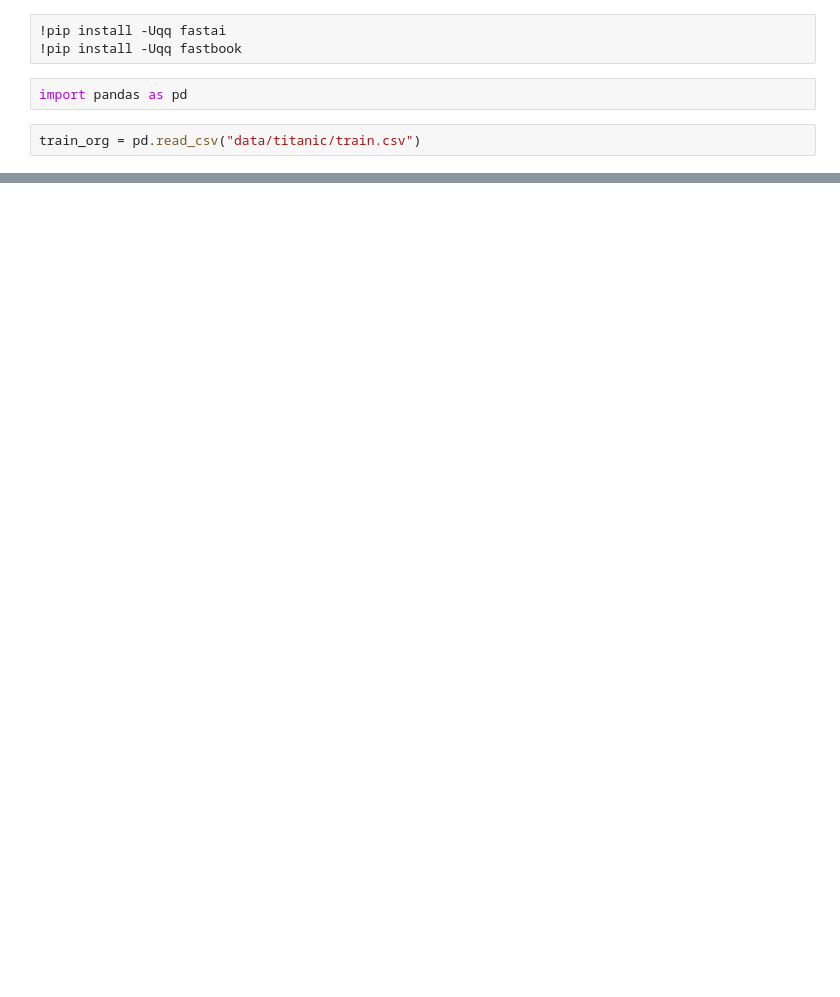
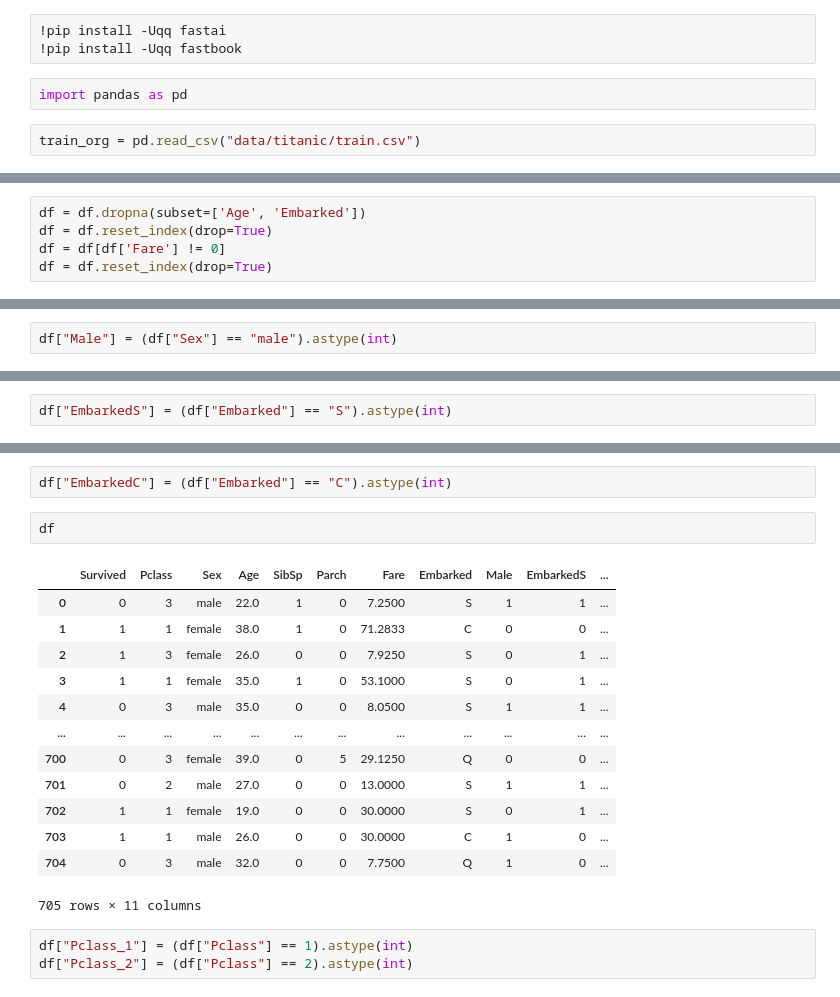
Before and after one commit to atozncoder/ai, a Jupyter notebook: Lesson3Tiitanik.ipynb, the cells around one changed output, grey strips where cells are left out. Drawn from its saved outputs; the diff is of its cells as text; blank space fills up the shorter version.

```diff
--- a/Lesson3Tiitanik.ipynb
+++ b/Lesson3Tiitanik.ipynb
@@ -40,0 +27,5 @@ train_org[train_org.Age.isnull()]
+# %%
+df = df.dropna(subset=['Age', 'Embarked'])
+df = df.reset_index(drop=True)
+df = df[df['Fare'] != 0]
+df = df.reset_index(drop=True)
@@ -40,0 +48,2 @@ train_org[train_org.Age.isnull()]
+# %%
+df["Male"] = (df["Sex"] == "male").astype(int)
@@ -40,0 +66,2 @@ train_org[train_org.Age.isnull()]
+# %%
+df["EmbarkedS"] = (df["Embarked"] == "S").astype(int)
@@ -40,0 +84,21 @@ train_org[train_org.Age.isnull()]
+# %%
+df["EmbarkedC"] = (df["Embarked"] == "C").astype(int)
+# %%
+df
+# %% [output]
+|  | Survived | Pclass | Sex | Age | SibSp | Parch | Fare | Embarked | Male | EmbarkedS | ... |
+| 0 | 0 | 3 | male | 22.0 | 1 | 0 | 7.2500 | S | 1 | 1 | ... |
+| 1 | 1 | 1 | female | 38.0 | 1 | 0 | 71.2833 | C | 0 | 0 | ... |
+| 2 | 1 | 3 | female | 26.0 | 0 | 0 | 7.9250 | S | 0 | 1 | ... |
+| 3 | 1 | 1 | female | 35.0 | 1 | 0 | 53.1000 | S | 0 | 1 | ... |
+| 4 | 0 | 3 | male | 35.0 | 0 | 0 | 8.0500 | S | 1 | 1 | ... |
+| ... | ... | ... | ... | ... | ... | ... | ... | ... | ... | ... | ... |
+| 700 | 0 | 3 | female | 39.0 | 0 | 5 | 29.1250 | Q | 0 | 0 | ... |
+| 701 | 0 | 2 | male | 27.0 | 0 | 0 | 13.0000 | S | 1 | 1 | ... |
+| 702 | 1 | 1 | female | 19.0 | 0 | 0 | 30.0000 | S | 0 | 1 | ... |
+| 703 | 1 | 1 | male | 26.0 | 0 | 0 | 30.0000 | C | 1 | 0 | ... |
+| 704 | 0 | 3 | male | 32.0 | 0 | 0 | 7.7500 | Q | 1 | 0 | ... |
+705 rows × 11 columns
+# %%
+df["Pclass_1"] = (df["Pclass"] == 1).astype(int)
+df["Pclass_2"] = (df["Pclass"] == 2).astype(int)
```
Also changed, not shown: parts of 10 cells of this notebook, 1 other file.
